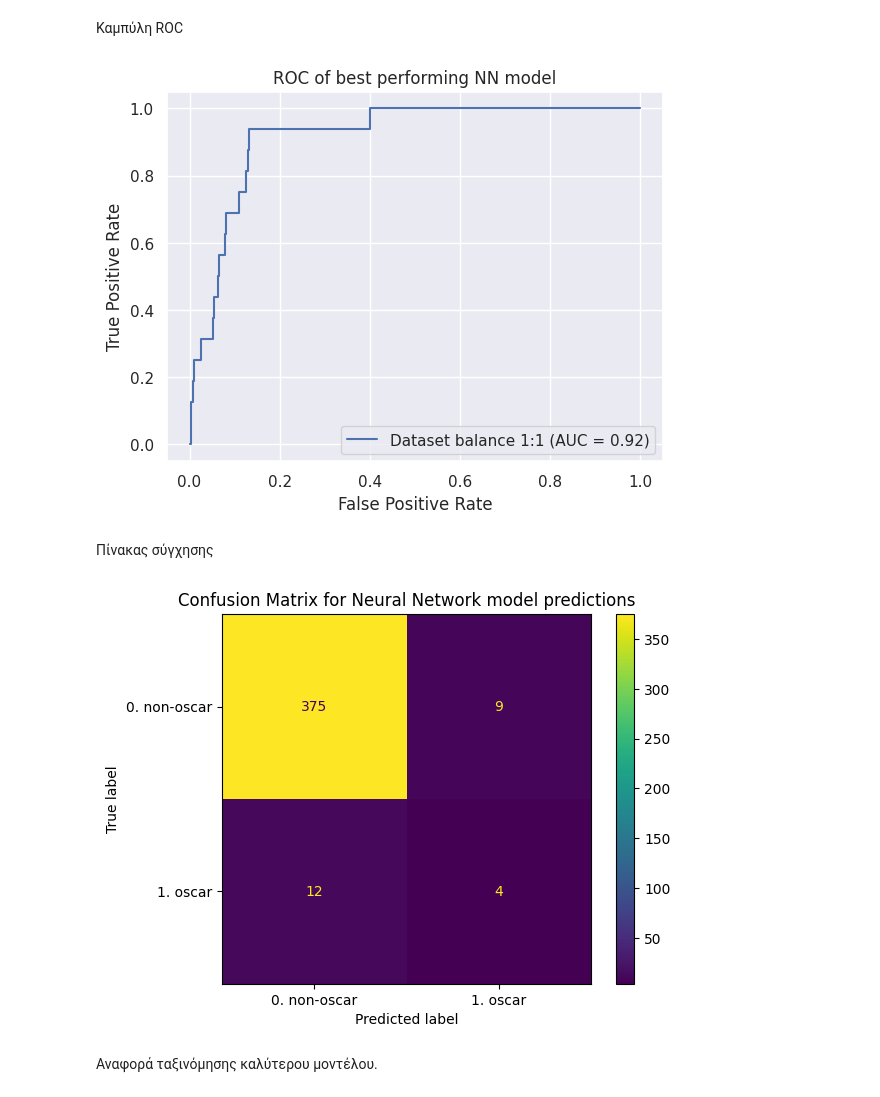
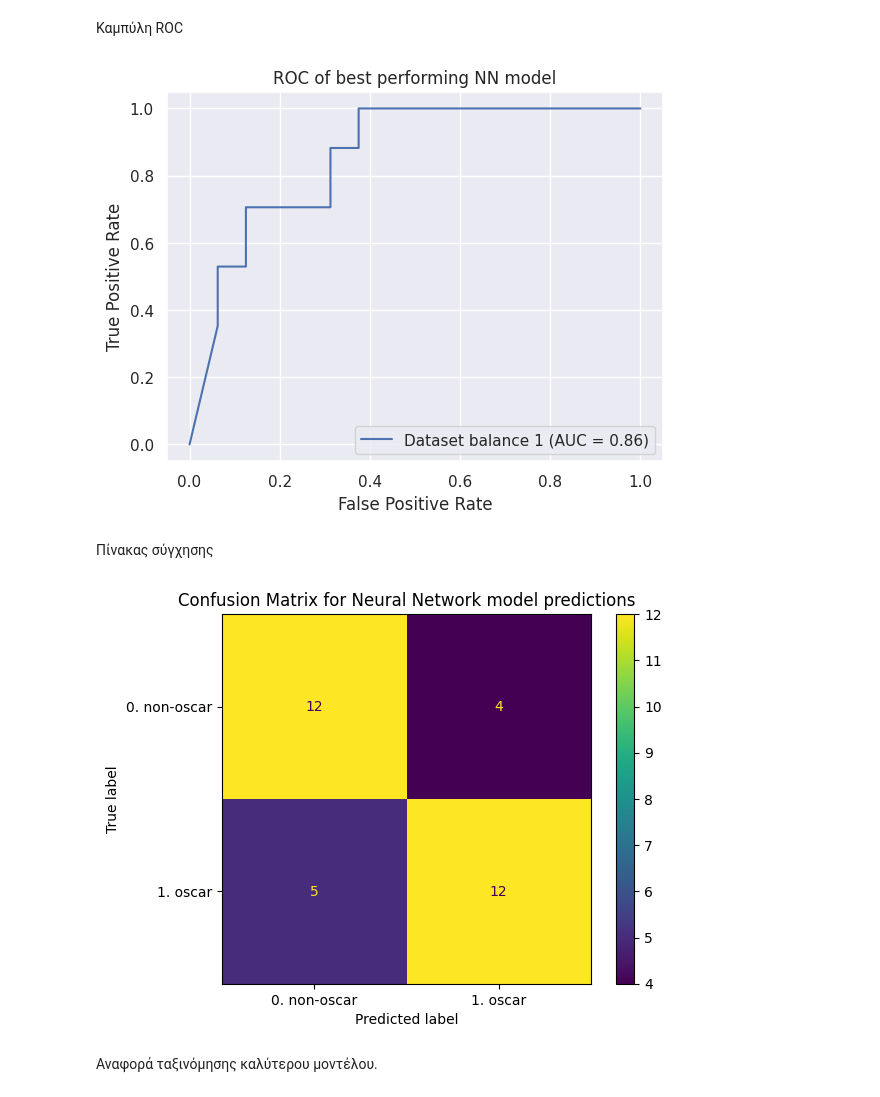
Before and after one commit to AAleksandros/HUA-DIT-Data-mining-project, a Jupyter notebook: project.ipynb, the cells around one changed output. Cells and saved outputs as stored; diff of their text form; code cells hidden in the pictures.

```diff
--- a/project.ipynb
+++ b/project.ipynb
@@ -794,7 +794,8 @@ data_report_nn = {
     '1_f1-score' : [],
     'accuracy' : [],
     # 'point_labels': [],
-    'n_balance_datasets' : len(balance_ratios)
+    'n_balance_datasets' : len(balance_ratios),
+
     }
 
 # Separate oscar winners from non-oscar winners
@@ -826,14 +827,15 @@ for ratio in balance_ratios:
                                                     device='cpu',
                                                     learning_rate=0.01)
 
-        train_progress = model.fit(accuracy_fn, X_train, y_train, X_test, y_test, epochs=1000, seed=None, verbose=False)
+        train_progress = model.fit(accuracy_fn, X_train, y_train, X_test, y_test, epochs=100, seed=None, verbose=False)
 
         # Test on test split
         y_pred, acc = model.test(accuracy_fn, X_test, y_test)
 
         report = classification_report(y_test, torch.round(torch.sigmoid(y_pred)), output_dict=True, zero_division=0.0)
 
-        results_nn.append({'balance' : f'{ratio}:1',
+        results_nn.append({'name' : f'{ratio}:1',
+                           'ratio' : ratio,
                             # 'model_params' : n_params,
                             'accuracy' : acc,
                             'acc_prog': train_progress,
@@ -901,7 +903,7 @@ best_performing_model = max(results_nn, key=lambda a:a['classification_report'][
 # Balance classes
 oscar_movies = df_nn[df_nn['oscar_winners'] == 1]
 non_oscar_movies = df_nn[df_nn['oscar_winners'] == 0]
-df_nn_balanced = pd.concat([oscar_movies, non_oscar_movies.sample(frac=1/int(best_performing_model['balance'][2]))], axis=0)
+df_nn_balanced = pd.concat([oscar_movies, non_oscar_movies.sample(n=best_performing_model['ratio'] * len(oscar_movies))], axis=0)
 
 # Separate features and labels
 X = df_nn_balanced.drop(['oscar_winners'], axis=1)
@@ -986,18 +988,18 @@ plt.show()
 # %%
 y_true = best_preds['true'].flatten()
 y_pred = best_preds['preds'].flatten()
 
 fpr, tpr, thresholds = roc_curve(y_true, y_pred)
 roc_auc = auc(fpr, tpr)
 
 # sns.reset_orig()
 sns.set_theme()
-display = RocCurveDisplay(fpr=fpr, tpr=tpr, roc_auc=roc_auc, estimator_name='Dataset balance ' + best_performing_model['balance'])
+display = RocCurveDisplay(fpr=fpr, tpr=tpr, roc_auc=roc_auc, estimator_name='Dataset balance ' + str(best_performing_model['ratio']))
 display.plot()
 plt.title('ROC of best performing NN model')
 plt.show()
 # %% [output]
-[figure, old version]
+[figure, new version]
 # %% [markdown]
 Πίνακας σύγχησης
 # %%
@@ -1010,7 +1012,7 @@ disp.plot()
 plt.title('Confusion Matrix for Neural Network model predictions')
 plt.show()
 # %% [output]
-[figure, old version]
+[figure, new version]
 # %% [markdown]
 Αναφορά ταξινόμησης καλύτερου μοντέλου.
 # %%
```
Also changed, not shown: parts of 13 cells of this notebook.
